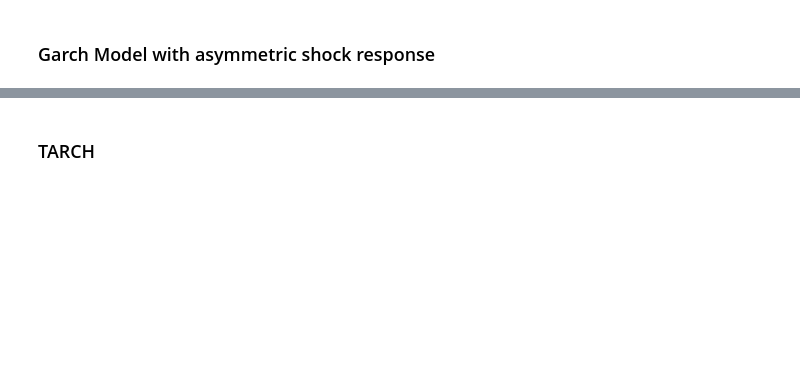
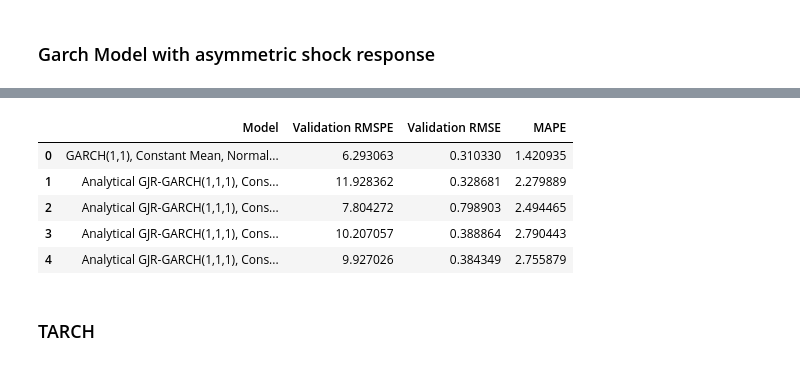
Before and after one commit to GabrielDeOliveiraAlmeida/volatilidade, a Jupyter notebook: notebooks/nootbook-1.ipynb, the cells around one changed output, grey strips where cells are left out. Cells and saved outputs as stored; diff of their text form; code cells hidden in the pictures; blank space fills up the shorter version.

```diff
--- a/notebooks/nootbook-1.ipynb
+++ b/notebooks/nootbook-1.ipynb
@@ -1043,3 +1105,13 @@ Covariance estimator: robust
+# %%
+log_perf(y_val_scaled, gjr_1_preds_scaled,
+         "Analytical GJR-GARCH(1,1,1), Constant Mean, Skewt Dist")
+# %% [output]
+|  | Model | Validation RMSPE | Validation RMSE | MAPE |
+| 0 | GARCH(1,1), Constant Mean, Normal... | 6.293063 | 0.310330 | 1.420935 |
+| 1 | Analytical GJR-GARCH(1,1,1), Cons... | 11.928362 | 0.328681 | 2.279889 |
+| 2 | Analytical GJR-GARCH(1,1,1), Cons... | 7.804272 | 0.798903 | 2.494465 |
+| 3 | Analytical GJR-GARCH(1,1,1), Cons... | 10.207057 | 0.388864 | 2.790443 |
+| 4 | Analytical GJR-GARCH(1,1,1), Cons... | 9.927026 | 0.384349 | 2.755879 |
 # %% [markdown]
 ### TARCH
 # %%
```
Also changed, not shown: parts of 48 cells of this notebook, 12 other files.
